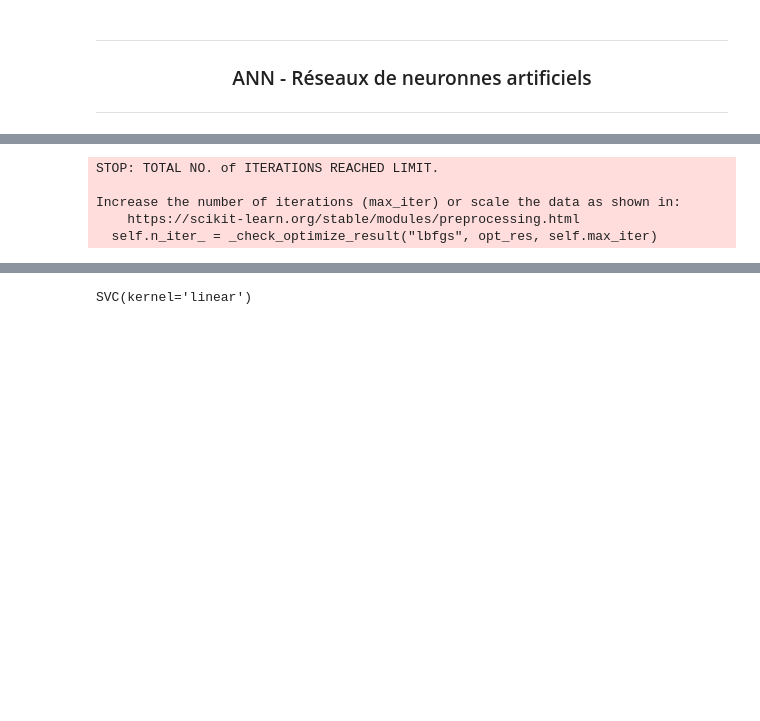
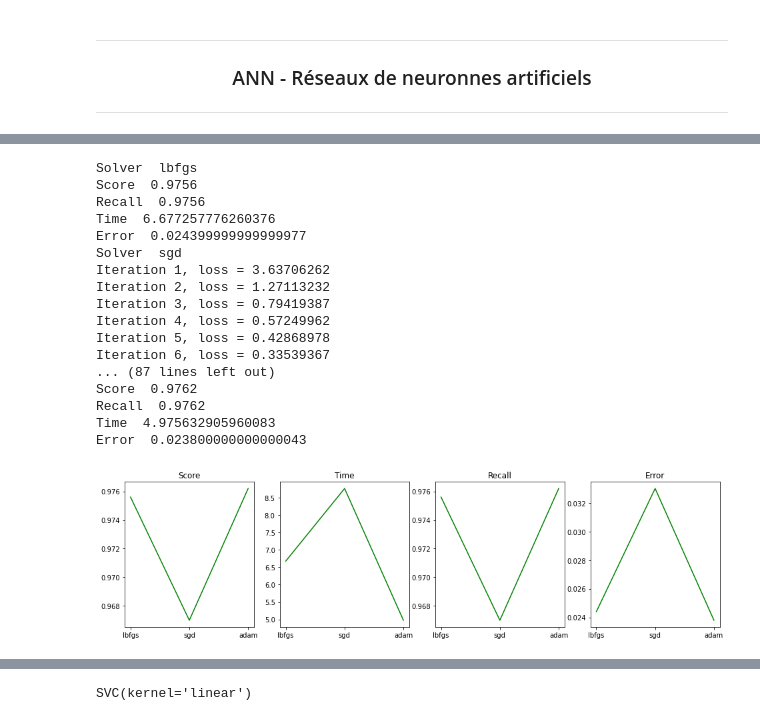
Before and after one commit to AurianeLRT/Apprentissag_Supervise, a Jupyter notebook: Apprentissage supervise.ipynb, the cells around one changed output, grey strips where cells are left out. Cells and saved outputs as stored; diff of their text form; code cells hidden in the pictures; blank space fills up the shorter version.

```diff
--- a/Apprentissage supervise.ipynb
+++ b/Apprentissage supervise.ipynb
@@ -284,12 +297,61 @@ for i in range(5):
+# %%
+# Tracez les différentes courbes d'erreurs,Temps d’apprentissage, Précision et rappel
+def plot(intervalle,scores,times,recalls,errors):
+    plt.figure(figsize=(16,4))
+    plt.subplot(141, title = "Score")
+    plt.plot(intervalle,scores,'green')
+    plt.subplot(142, title = "Time")
+    plt.plot(intervalle,times,'green')
+    plt.subplot(143, title = "Recall")
+    plt.plot(intervalle,recalls,'green')
+    plt.subplot(144, title = "Error")
+    plt.plot(intervalle,errors,'green')
+    plt.show()
 # %%
+from sklearn.metrics import recall_score
+# Étudier la convergence des algorithmes d’optimisation disponibles : L-BFGS, SGD et Adam.
 solvers=['lbfgs','sgd','adam']
+scores = []
+times = []
+recalls = []
+errors = []
+layers = [130,130,130,130,130,130,130,130]
 for s in solvers:
-    clf = MLPClassifier(hidden_layer_sizes=(50),solver=s,verbose=True).fit(xtrain,ytrain)
+    print("Solver ",s)
+    begin = time.time()
+    clf = MLPClassifier(hidden_layer_sizes=layers,solver=s,verbose=True,max_iter=200).fit(xtrain,ytrain)
+    end = time.time()
+    score = precision_score(clf.predict(data),target.values,average='micro')
+    scores.append(score)
+    t = end-begin
+    times.append(t)
+    recall = recall_score(target,clf.predict(data),average='micro')
+    recalls.append(recall)
+    error = metrics.zero_one_loss(target,clf.predict(data))
+    errors.append(error)
+    print('Score ' , score )
+    print('Recall ' , recall)
+    print('Time ' , t)
+    print('Error ' , error)
+plot(solvers, scores, times, recalls, errors)
 # %% [output]
-STOP: TOTAL NO. of ITERATIONS REACHED LIMIT.
-
-Increase the number of iterations (max_iter) or scale the data as shown in:
-    https://scikit-learn.org/stable/modules/preprocessing.html
-  self.n_iter_ = _check_optimize_result("lbfgs", opt_res, self.max_iter)
+Solver  lbfgs
+Score  0.9756
+Recall  0.9756
+Time  6.677257776260376
+Error  0.024399999999999977
+Solver  sgd
+Iteration 1, loss = 3.63706262
+Iteration 2, loss = 1.27113232
+Iteration 3, loss = 0.79419387
+Iteration 4, loss = 0.57249962
+Iteration 5, loss = 0.42868978
+Iteration 6, loss = 0.33539367
+... (87 lines left out)
+Score  0.9762
+Recall  0.9762
+Time  4.975632905960083
+Error  0.023800000000000043
+[figure, added]
 # %%
 from sklearn.metrics import zero_one_loss
```
Also changed, not shown: parts of 11 cells of this notebook.
